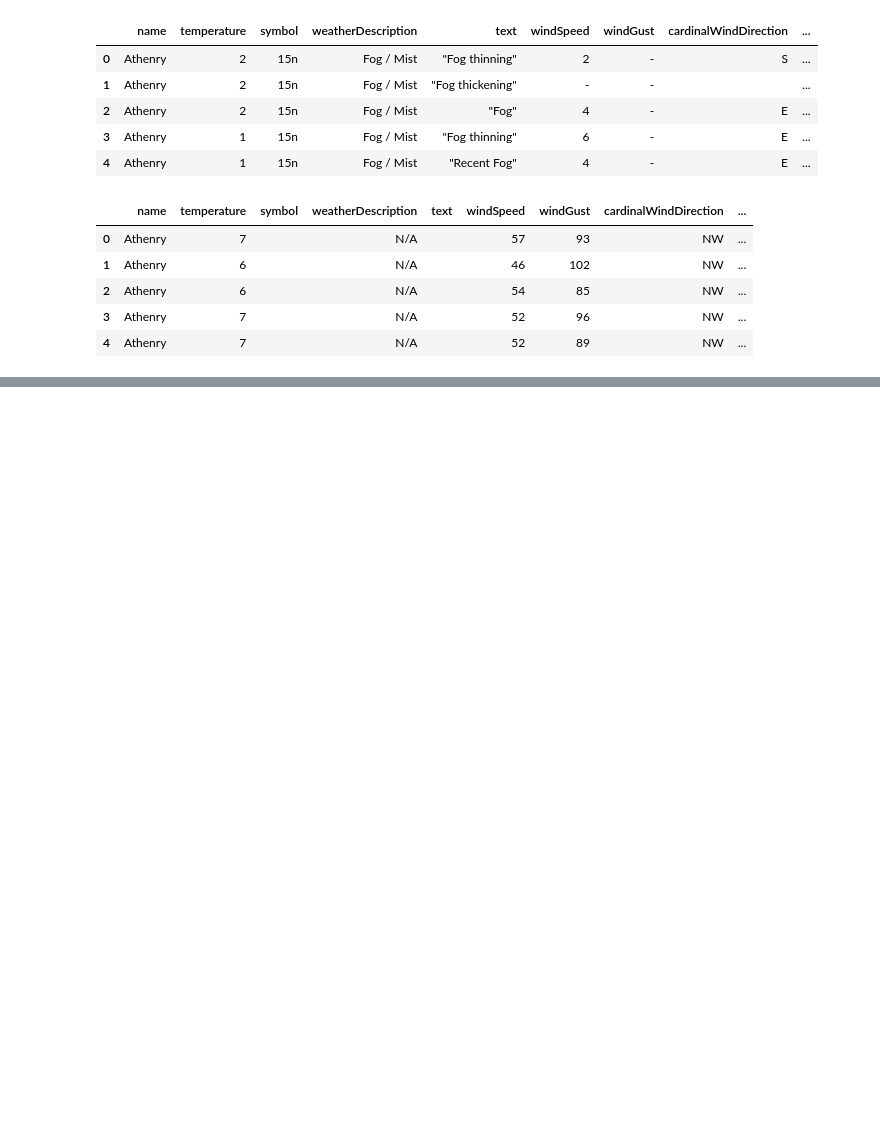
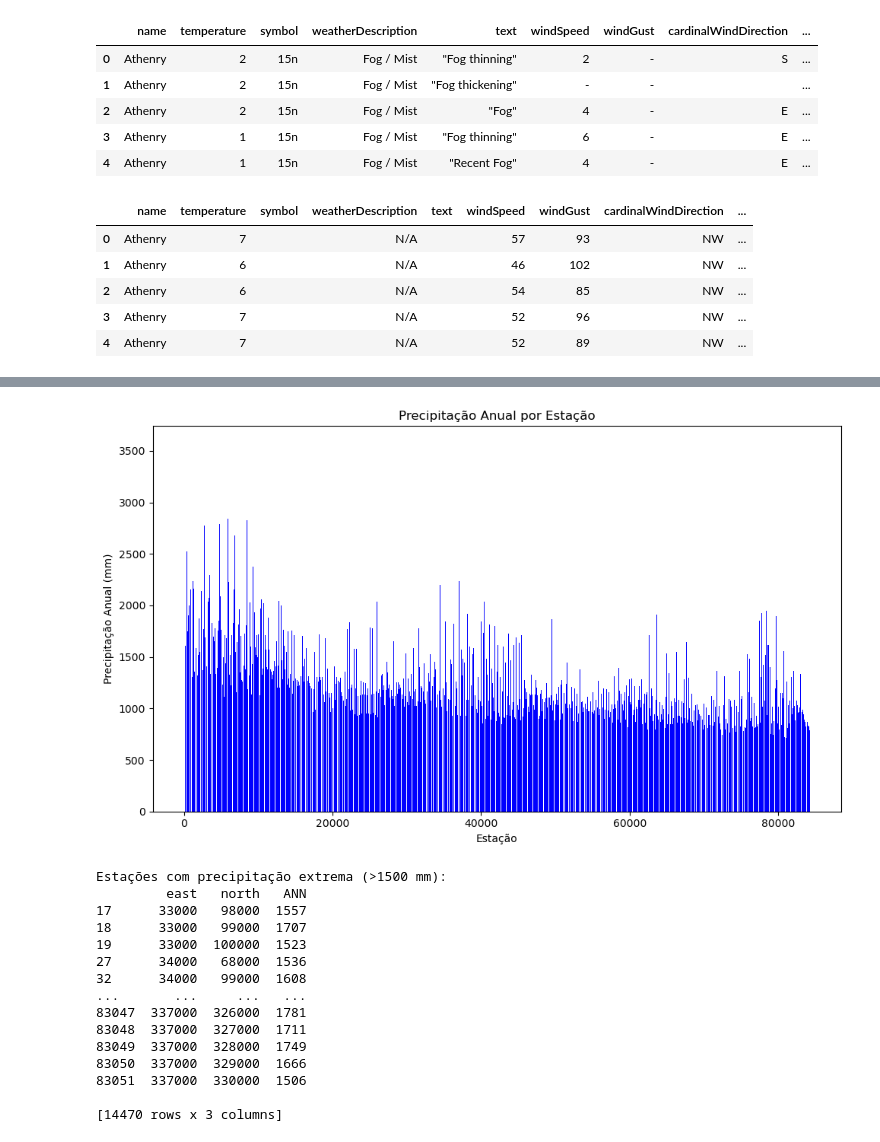
Before and after one commit to GabrielaDomiciano/PFDA_project, a Jupyter notebook: ireland_weather.ipynb, the cells around one changed output, grey strips where cells are left out. Cells and saved outputs as stored; diff of their text form; code cells hidden in the pictures; blank space fills up the shorter version.

Commit message:
Plot seasons with extreme annual precipitation

```diff
--- a/ireland_weather.ipynb
+++ b/ireland_weather.ipynb
@@ -524,0 +525,3 @@ Using the dataset we will see how the wind speed has changed over the years.
+# %%
+rainfall_df = pd.read_csv('/Users/gabrieladomicianoavellar/Desktop/PFDA_project/data/Rainfall_IRL.csv')
+print(rainfall_df)
@@ -524,0 +546,32 @@ Using the dataset we will see how the wind speed has changed over the years.
+# %%
+
+# Plotar precipitação anual (coluna 'ANN')
+plt.figure(figsize=(10, 6))
+plt.bar(rainfall_df.index, rainfall_df['ANN'], color='blue')
+plt.title('Precipitação Anual por Estação')
+plt.xlabel('Estação')
+plt.ylabel('Precipitação Anual (mm)')
+plt.tight_layout()
+plt.show()
+
+# Identificar as estações com precipitação anual extrema (>1500 mm)
+extreme_rainfall = rainfall_df[rainfall_df['ANN'] > 1500]
+print("Estações com precipitação extrema (>1500 mm):")
+print(extreme_rainfall[['east', 'north', 'ANN']])
+# %% [output]
+[figure, added]
+Estações com precipitação extrema (>1500 mm):
+         east   north   ANN
+17      33000   98000  1557
+18      33000   99000  1707
+19      33000  100000  1523
+27      34000   68000  1536
+32      34000   99000  1608
+...       ...     ...   ...
+83047  337000  326000  1781
+83048  337000  327000  1711
+83049  337000  328000  1749
+83050  337000  329000  1666
+83051  337000  330000  1506
+
+[14470 rows x 3 columns]
```
Also changed, not shown: parts of 2 cells of this notebook.
